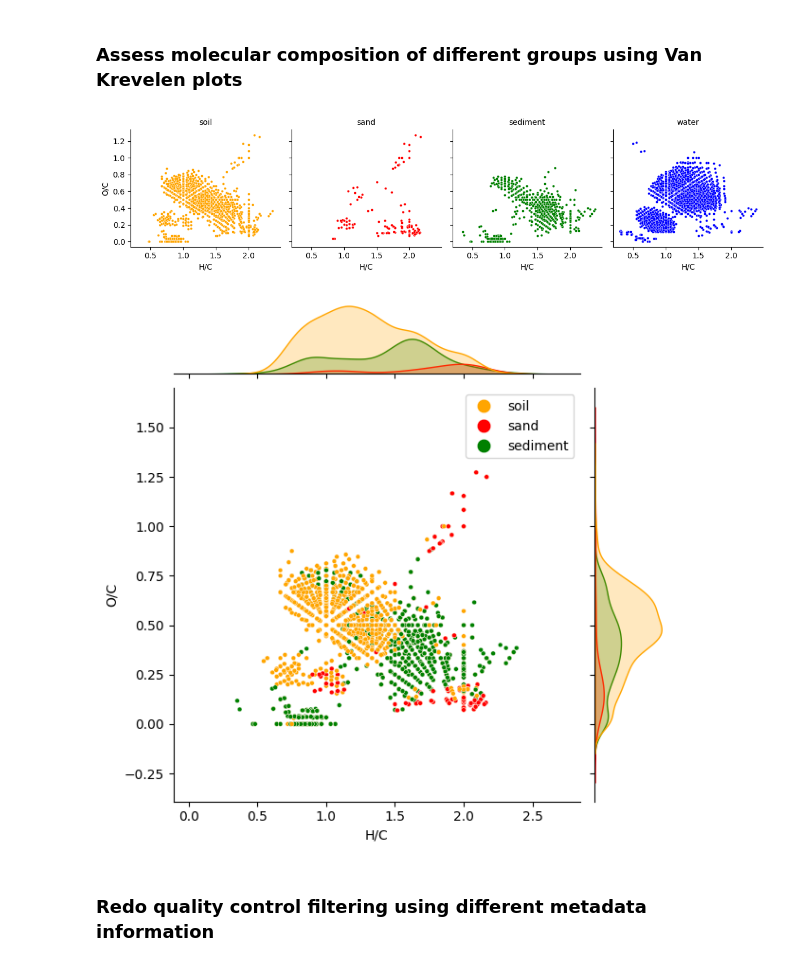
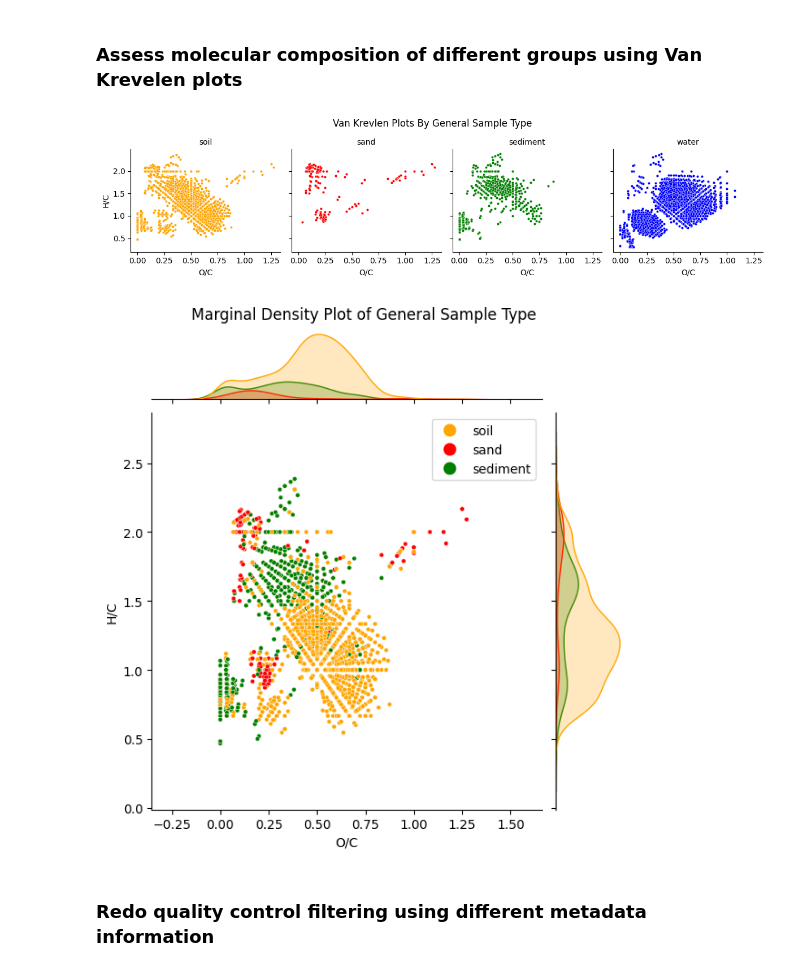
Before and after one commit to microbiomedata/nmdc_notebooks, a Jupyter notebook: NOM_visualizations/python/nom_data.ipynb, the cells around one changed output. Saved outputs shown, nothing was run; the diff lists cells and outputs as text; code cells hidden in the pictures.

```diff
--- a/NOM_visualizations/python/nom_data.ipynb
+++ b/NOM_visualizations/python/nom_data.ipynb
@@ -420,8 +422,9 @@ Name: count, dtype: int64
 # %% [markdown]
 Randomly sample a chosen number of data sets from each group
 # %%
+
 #determine sampling size based on counts above
-n=30
+n=33
 
 #list the different types
 list_type=count_type.index.tolist()
@@ -441,9 +444,11 @@ for type in list_type:
 #resave list as dataframe
 sampled_data=pd.concat(sampled_data)
 
+
 #pull rest of the data for the sampled data sets
 sampled_data_merged=sampled_data.merge(perc_assign_filt,on=['processed',grouping_column],how="left")
 
+
 sampled_data_merged
 # %% [output]
 |  | processed | sample_type_gen | assigned_perc | mol_form | H/C | O/C | Confidence Score |
@@ -465,10 +470,12 @@ Perform peak filtering based on confidence score and molecular formula filtering
 #histogram of confidence scores for randomly selected samples
 sampled_data_merged.hist("Confidence Score")
 plt.title('Confidence Scores from Sampled Data Sets')
+plt.xlabel("Confidence Score")
+plt.ylabel("Frequency")
 plt.show()
 
 #peak filtering by confidence score
-peak_filt=sampled_data_merged[sampled_data_merged['Confidence Score']>0.60]
+peak_filt=sampled_data_merged[sampled_data_merged['Confidence Score']>0.75]
 
 #count for each molecular formula
 mol_counts=peak_filt.value_counts('mol_form').to_frame().reset_index()
@@ -477,9 +484,11 @@ mol_counts=peak_filt.value_counts('mol_form').to_frame().reset_index()
 mol_counts.hist("count")
 plt.locator_params(axis='x')
 plt.title('Molecular Formula Counts Across Sampled Data Sets')
+plt.xlabel("Number of Occurences Across Data Sets")
+plt.ylabel("Number of Molecular Formula")
 plt.show()
 
 #based on this histogram, filter to formulas in more than 5 samples
-mol_counts=mol_counts[mol_counts['count']>5]
+mol_counts=mol_counts[mol_counts['count']>=5]
 mol_filter=mol_counts.merge(peak_filt,on=['mol_form'],how="left")
 # %% [output]
@@ -523,22 +532,25 @@ plt.legend(handles, type_col_dict, title=grouping_column,
 # %%
 # the same molecular formula will have the same H/C and O/C value in every data set, so dots are only unique on these graphs per sample type
 vankrev_data=mol_filter[[grouping_column,'mol_form','H/C','O/C']].drop_duplicates()
 
 #make van krevlen plot
 g=sns.FacetGrid(vankrev_data,col=grouping_column,hue=grouping_column,palette=type_col_dict)
-g.map(sns.scatterplot,'H/C','O/C',s=10)
+g.map(sns.scatterplot,'O/C','H/C',s=10)
 g.set_titles(col_template="{col_name}")
+g.figure.suptitle("Van Krevlen Plots By General Sample Type")
+g.figure.subplots_adjust(top=0.8)
 
 #remove water since it overwhelms the plots
 vankrev_subset=vankrev_data[~vankrev_data[grouping_column].str.contains('water')]
 
 #make marginal density plot
-sns.jointplot(data=vankrev_subset, x="H/C", y="O/C", kind="scatter", hue=grouping_column,palette=type_col_dict,s=12)
+sns.jointplot(data=vankrev_subset, x="O/C", y="H/C", kind="scatter", hue=grouping_column,palette=type_col_dict,s=12)
 plt.legend(markerscale=3)
+plt.suptitle("Marginal Density Plot of General Sample Type",y=1.02)
 plt.show()
 # %% [output]
-[figure, old version]
+[figure, new version]
-[figure, old version]
+[figure, new version]
 # %% [markdown]
 ### Redo quality control filtering using different metadata information
 # %% [markdown]
```
Also changed, not shown: parts of 6 cells of this notebook.
